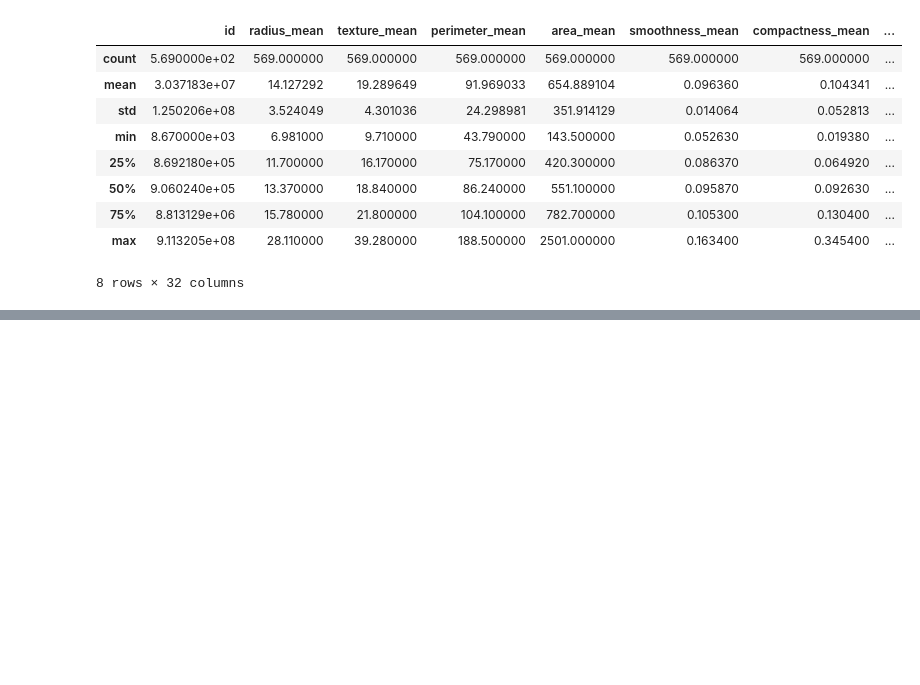
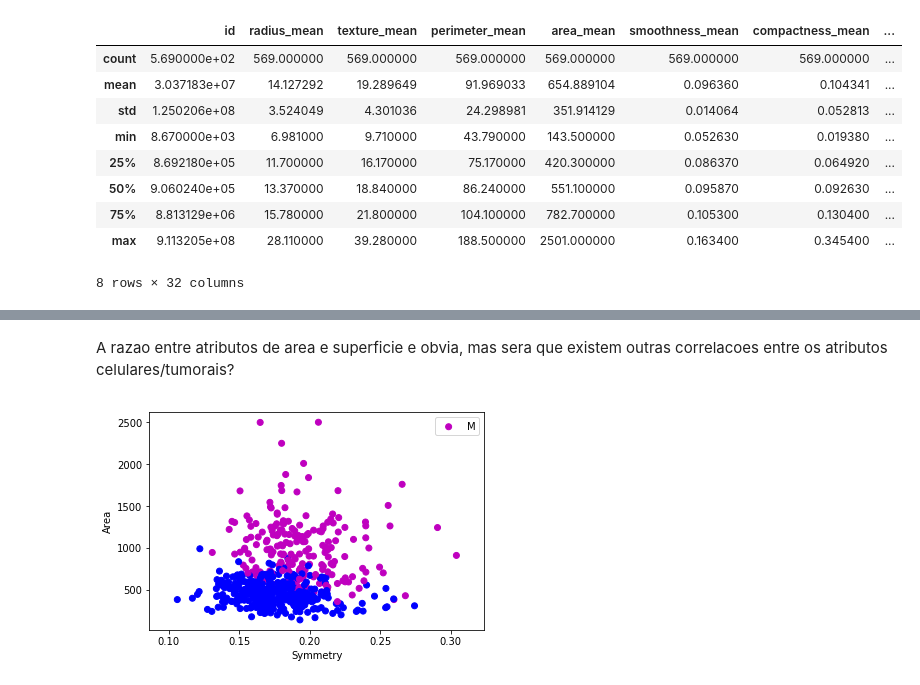
Before and after one commit to mouradap/breast_cancer, a Jupyter notebook: Dados.ipynb, the cells around one changed output, grey strips where cells are left out. Drawn from its saved outputs; the diff is of its cells as text; code cells hidden in the pictures; blank space fills up the shorter version.

```diff
--- a/Dados.ipynb
+++ b/Dados.ipynb
@@ -290,0 +171,10 @@ data[:,0] = labelencoder.fit_transform(previsores[:,0])
+# %% [markdown]
+A razao entre atributos de area e superficie e obvia, mas sera que existem outras correlacoes entre os atributos celulares/tumorais?
+# %%
+plt.scatter(dados.symmetry_mean, dados.area_mean, color = dados.diagnosis)
+plt.xlabel('Symmetry')
+plt.ylabel('Area')
+plt.legend(dados.diagnosis)
+plt.show()
+# %% [output]
+[figure, added]
```
Also changed, not shown: parts of 47 cells of this notebook.
